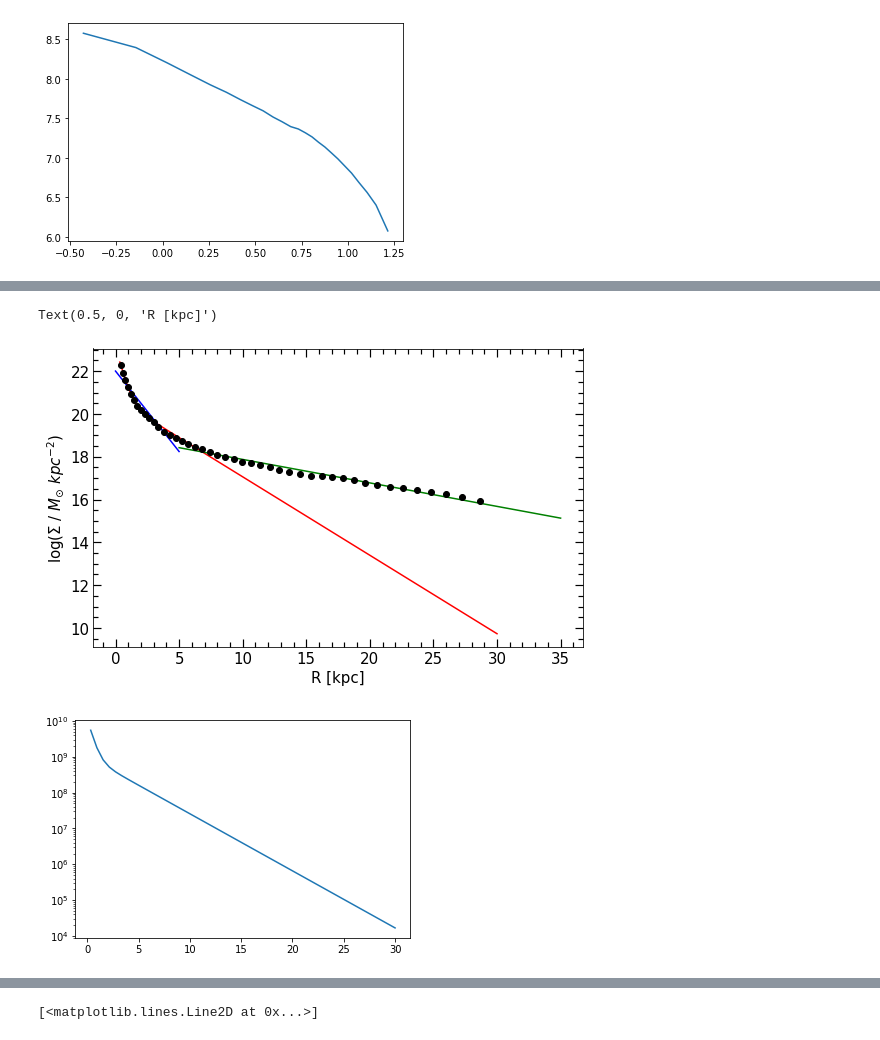
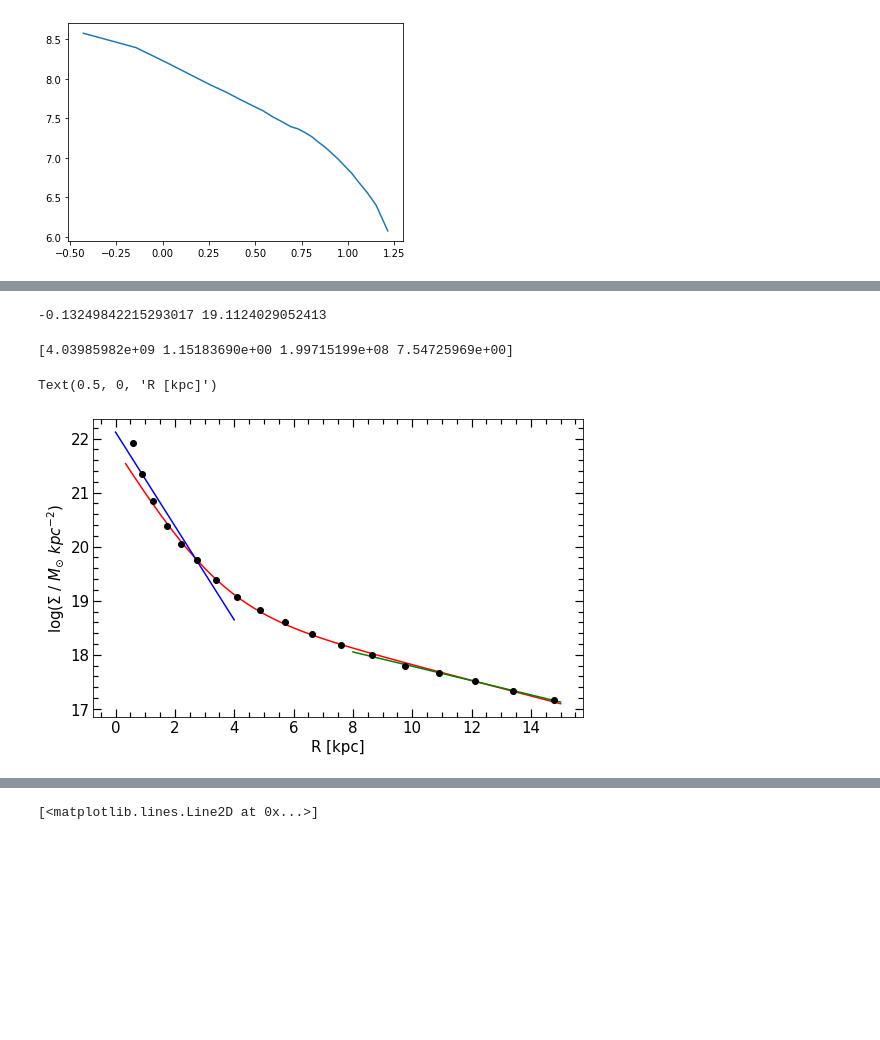
Before and after one commit to ornemarioni/gradients, a Jupyter notebook: programs/surface_density.ipynb, the cells around one changed output, grey strips where cells are left out. Saved outputs shown, nothing was run; the diff lists cells and outputs as text; code cells hidden in the pictures; blank space fills up the shorter version.

```diff
--- a/programs/surface_density.ipynb
+++ b/programs/surface_density.ipynb
@@ -322,0 +327,4 @@ for j in subh_ind[:1]:
+# %%
+def func(x,a,b,c,d):
+    f = np.log(a*np.exp(b*x) + c*np.exp(d*x))
+    return f
@@ -322,0 +334,3 @@ for j in subh_ind[:1]:
+# %%
+x = np.linspace(0,4)
+y = p[0]*x+p[1]
@@ -323,31 +340,43 @@ for j in subh_ind[:1]:
+# %%
+x1 = np.linspace(8,15)
+y1 = p1[0]*x1+p1[1]
+# %%
+print(p1[0],p1[1])
+# %% [output]
+-0.13249842215293017 19.1124029052413
+# %%
+from scipy.optimize import curve_fit
+# cut, = np.where(den[1]>0.34)
+
+cut, = np.where((den[1]>1)&(den[1]<15))
+
+param = np.asarray([np.exp(p[1]),-1./p[0],np.exp(p1[1]),-1./p1[0]])
+print(param)
+
+popt, pcov = curve_fit(func,den[1][cut],np.log(den[0][cut]),p0=param)
+# %% [output]
+[4.03985982e+09 1.15183690e+00 1.99715199e+08 7.54725969e+00]
 # %%
 from scipy.stats import powerlaw
 fig, ax = plt.subplots(nrows=1, ncols=1, figsize=(8,5))# sharey=True, sharex=True)
 #                        gridspec_kw = {'height_ratios':[3,1,3,1]})
 fig.subplots_adjust(bottom=0.1, left =0.12, right = 0.97, top = 0.93, wspace=0., hspace= 0)
 
-cut, = np.where((den[1]>0.34)&(den[1]<30))
-x2 = np.linspace(0.34,30,50)
+cut, = np.where((den[1]>0.34)&(den[1]<15))
+x2 = np.linspace(0.34,15,50)
 f = func(x2,popt[0],popt[1],popt[2],popt[3])
-ax.plot(x2,np.log(f),'-r')
+ax.plot(x2,f,'-r')
 ax.plot(x,y,'-b')
 ax.plot(x1,y1,'-g')
 ax.plot(den[1][cut],np.log(den[0][cut]),'ko')
 ax.minorticks_on()
 ax.tick_params( labelsize=15)
-ax.tick_params('both', length=5, width=1.2,which='minor', direction='in', right='on',top='on')
-ax.tick_params('both', length=8, width=1.2,which='major', direction='in', right='on',top='on')
+ax.tick_params('both', length=5, width=1.2,which='minor', direction='in', right=True,top=True)
+ax.tick_params('both', length=8, width=1.2,which='major', direction='in', right=True,top=True)
 # ax.set_xlim(0,14)
 ax.set_ylabel('log($\Sigma$ / $M_{\odot}$ $kpc^{-2}$)',fontsize=15)
 ax.set_xlabel('R [kpc]',fontsize=15)
 # ax.legend(fontsize=15,frameon=False)
 # %% [output]
 Text(0.5, 0, 'R [kpc]')
-[figure, old version]
+[figure, new version]
-# %%
-x2 = np.linspace(0.34,30,50)
-f = func(x2,popt[0],popt[1],popt[2],popt[3])
-plt.plot(x2,f)
-plt.yscale('log' )
-# %% [output]
-[figure, removed]
```
Also changed, not shown: parts of 13 cells of this notebook, 2 other files.
